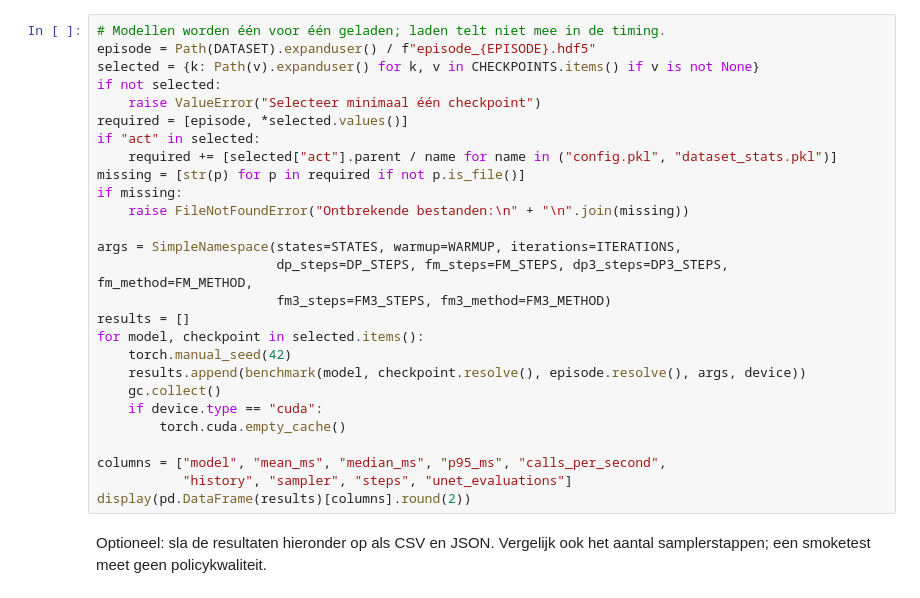
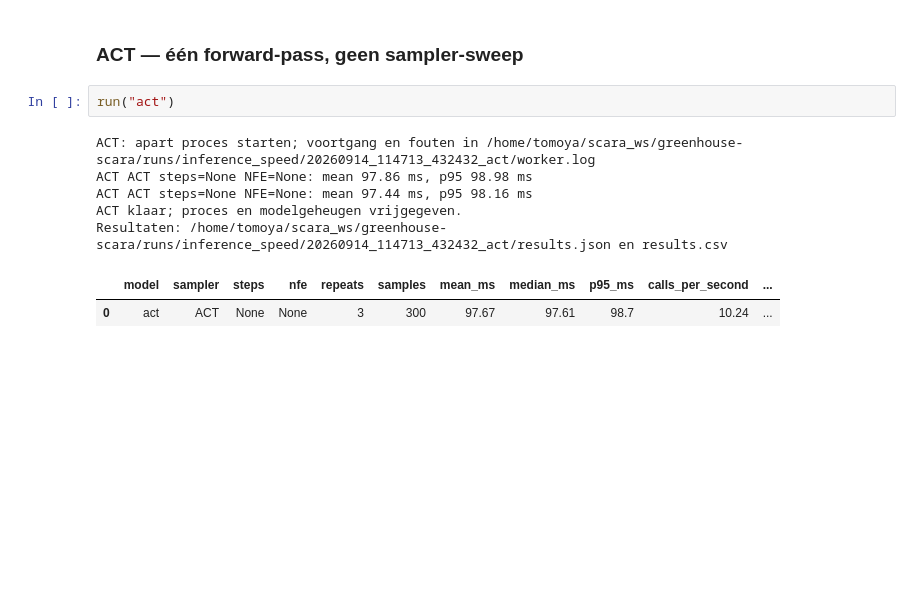
Before and after one commit to tomoyamartynowicz/greenhouse-scara, a Jupyter notebook: benchmark_inference.ipynb, the cells around one changed output. Cells and saved outputs as stored; diff of their text form; blank space fills up the shorter version.

```diff
--- a/benchmark_inference.ipynb
+++ b/benchmark_inference.ipynb
@@ -66,29 +56,12 @@ print(f"Kernel: {sys.executable}\nDevice: {device} ({hardware})\nPyTorch: {torch
-# %%
-# Modellen worden één voor één geladen; laden telt niet mee in de timing.
-episode = Path(DATASET).expanduser() / f"episode_{EPISODE}.hdf5"
-selected = {k: Path(v).expanduser() for k, v in CHECKPOINTS.items() if v is not None}
-if not selected:
-    raise ValueError("Selecteer minimaal één checkpoint")
-required = [episode, *selected.values()]
-if "act" in selected:
-    required += [selected["act"].parent / name for name in ("config.pkl", "dataset_stats.pkl")]
-missing = [str(p) for p in required if not p.is_file()]
-if missing:
-    raise FileNotFoundError("Ontbrekende bestanden:\n" + "\n".join(missing))
-
-args = SimpleNamespace(states=STATES, warmup=WARMUP, iterations=ITERATIONS,
-                       dp_steps=DP_STEPS, fm_steps=FM_STEPS, dp3_steps=DP3_STEPS, fm_method=FM_METHOD,
-                       fm3_steps=FM3_STEPS, fm3_method=FM3_METHOD)
-results = []
-for model, checkpoint in selected.items():
-    torch.manual_seed(42)
-    results.append(benchmark(model, checkpoint.resolve(), episode.resolve(), args, device))
-    gc.collect()
-    if device.type == "cuda":
-        torch.cuda.empty_cache()
-
-columns = ["model", "mean_ms", "median_ms", "p95_ms", "calls_per_second",
-           "history", "sampler", "steps", "unet_evaluations"]
-display(pd.DataFrame(results)[columns].round(2))
-# %% [markdown]
-Optioneel: sla de resultaten hieronder op als CSV en JSON. Vergelijk ook het aantal samplerstappen; een smoketest meet geen policykwaliteit.
+# %% [markdown]
+### ACT — één forward-pass, geen sampler-sweep
+# %%
+run("act")
+# %% [output]
+ACT: apart proces starten; voortgang en fouten in /home/tomoya/scara_ws/greenhouse-scara/runs/inference_speed/20260914_114713_432432_act/worker.log
+ACT ACT steps=None NFE=None: mean 97.86 ms, p95 98.98 ms
+ACT ACT steps=None NFE=None: mean 97.44 ms, p95 98.16 ms
+ACT klaar; proces en modelgeheugen vrijgegeven.
+Resultaten: /home/tomoya/scara_ws/greenhouse-scara/runs/inference_speed/20260914_114713_432432_act/results.json en results.csv
+|  | model | sampler | steps | nfe | repeats | samples | mean_ms | median_ms | p95_ms | calls_per_second | ... |
+| 0 | act | ACT | None | None | 3 | 300 | 97.67 | 97.61 | 98.7 | 10.24 | ... |
```
Also changed, not shown: parts of 15 cells of this notebook, 45 other files.
